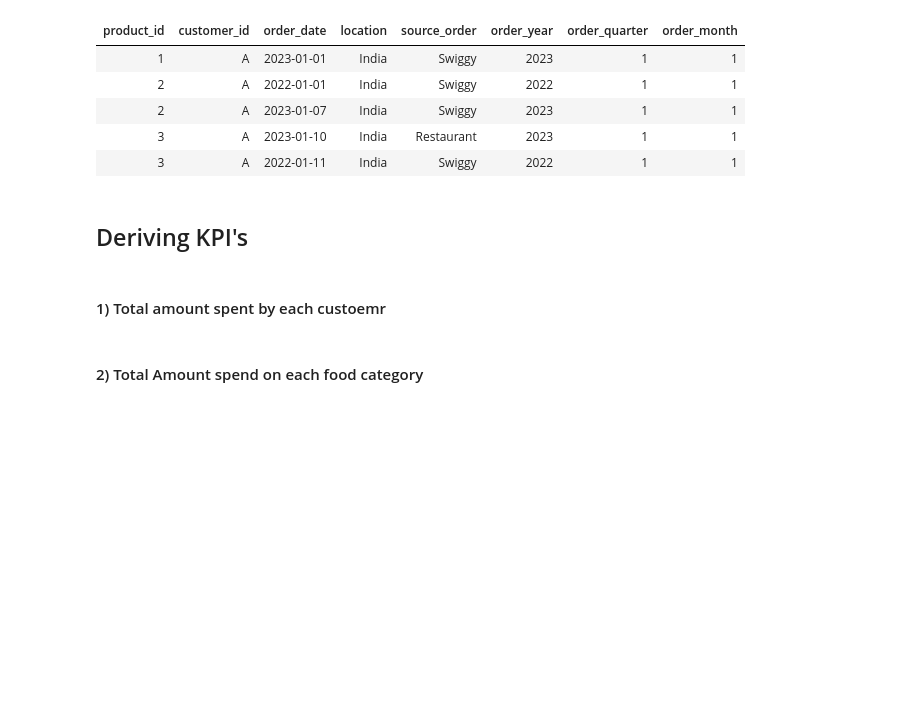
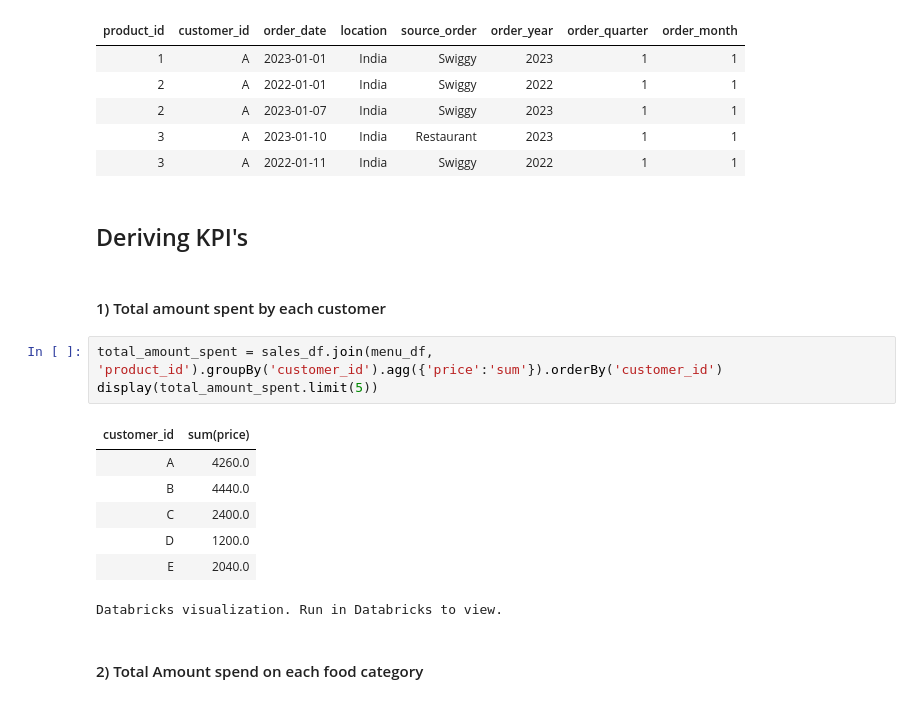
Before and after one commit to ketan-hedaoo/pyspark_kpi_development_and_visualization, a Jupyter notebook: pyspark sales analysis project.ipynb, the cells around one changed output. Saved outputs shown, nothing was run; the diff lists cells and outputs as text; blank space fills up the shorter version.

```diff
--- a/pyspark sales analysis project.ipynb
+++ b/pyspark sales analysis project.ipynb
@@ -67,6 +67,17 @@ display(sales_df.limit(5))
 # %% [markdown]
 ## Deriving KPI's
 # %% [markdown]
-#### 1) Total amount spent by each custoemr
+#### 1) Total amount spent by each customer
+# %%
+total_amount_spent = sales_df.join(menu_df, 'product_id').groupBy('customer_id').agg({'price':'sum'}).orderBy('customer_id')
+display(total_amount_spent.limit(5))
+# %% [output]
+| customer_id | sum(price) |
+| A | 4260.0 |
+| B | 4440.0 |
+| C | 2400.0 |
+| D | 1200.0 |
+| E | 2040.0 |
+Databricks visualization. Run in Databricks to view.
 # %% [markdown]
 #### 2) Total Amount spend on each food category
```
Also changed, not shown: parts of 7 cells of this notebook.
